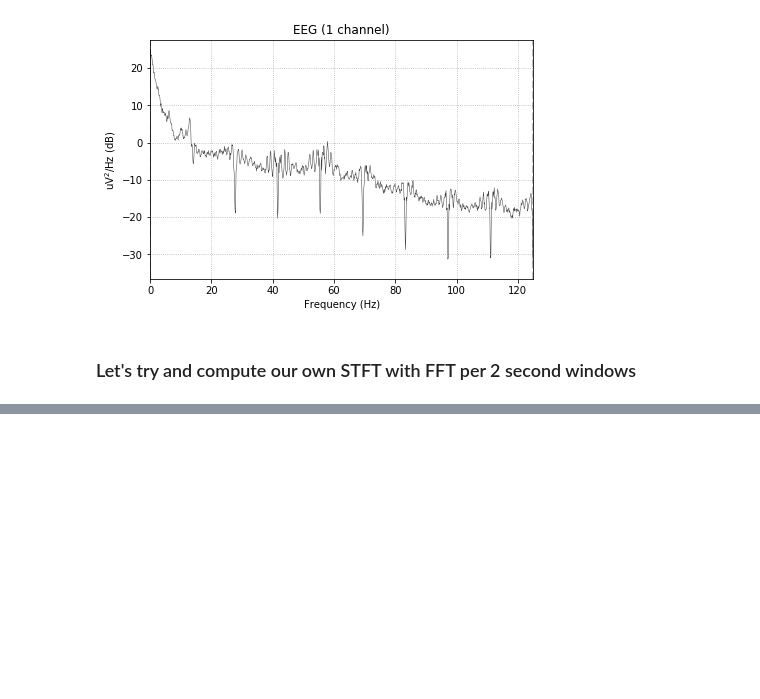
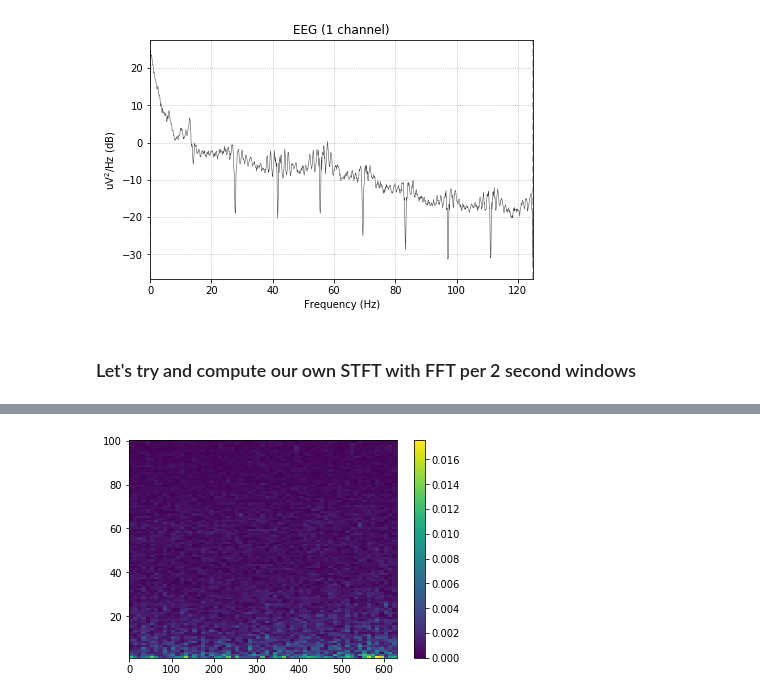
Before and after one commit to DCalhas/eeg_to_fmri, a Jupyter notebook: src/notebooks/reading_eeg.ipynb, the cells around one changed output, grey strips where cells are left out. Saved outputs shown, nothing was run; the diff lists cells and outputs as text; code cells hidden in the pictures; blank space fills up the shorter version.

```diff
--- a/src/notebooks/reading_eeg.ipynb
+++ b/src/notebooks/reading_eeg.ipynb
@@ -481,0 +44,4 @@ plt.show()
+# %%
+utils.plot_stft(eeg, channel=2, window_size=10, min_freq=None, max_freq=100)
+# %% [output]
+[figure, added]
```
Also changed, not shown: parts of 43 cells of this notebook, 1 other file.
